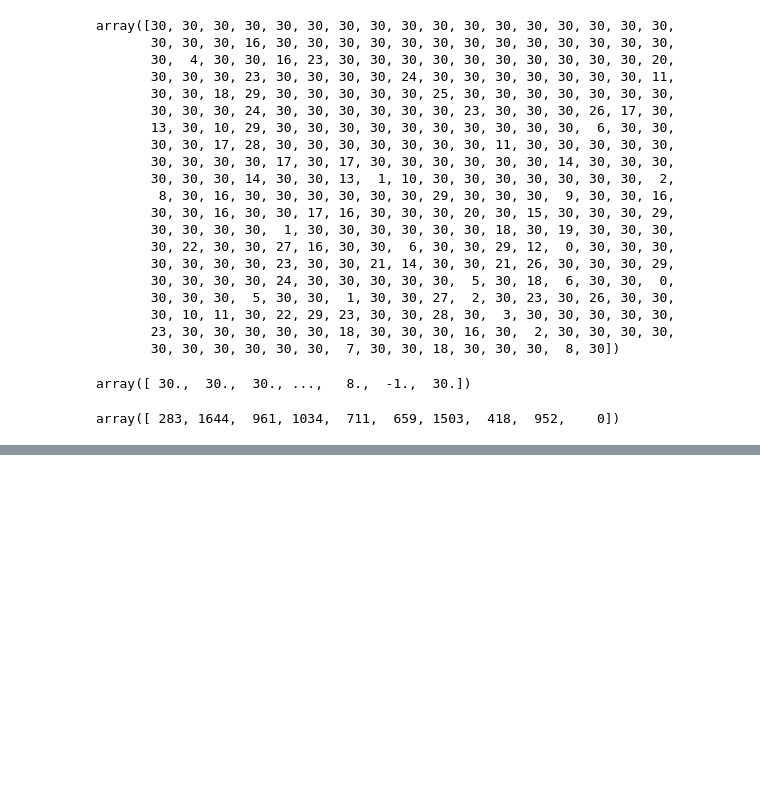
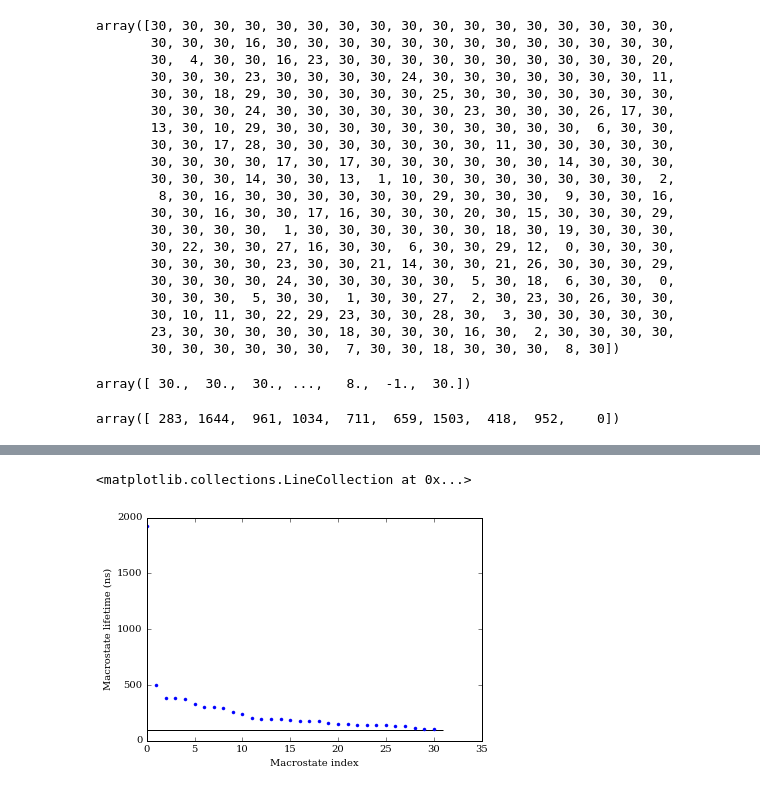
Before and after one commit to maxentile/MSMs, a Jupyter notebook: results/Analyze dtrajs.ipynb, the cells around one changed output, grey strips where cells are left out. Saved outputs shown, nothing was run; the diff lists cells and outputs as text; code cells hidden in the pictures; blank space fills up the shorter version.

```diff
--- a/results/Analyze dtrajs.ipynb
+++ b/results/Analyze dtrajs.ipynb
@@ -337,3 +434,41 @@ array([ 283, 1644,  961, 1034,  711,  659, 1503,  418,  952,    0])
 # %%
 np.save('exemplar_inds_abl.npy',exemplar_inds_abl)
 np.save('exemplar_inds_src.npy',exemplar_inds_src)
+# %%
+def cg_T(microstate_T,microstate_pi, cg_map):
+    ''' Coarse-grain a microstate transition matrix by applying cg_map
+    Parameters
+    ----------
+    microstate_T : (N,N), array-like, square
+       microstate transition matrix
+    microstate_pi : (N,), array-like
+       microstate stationary distribution
+    cg_map : array-like
+     assigns each microstate i to a macrostate cg_map[i]
+    Returns
+    -------
+    T : numpy.ndarray, square
+    '''
+
+    n_macrostates = np.max(cg_map)+1
+    n_microstates = len(microstate_T)
+
+    # compute macrostate stationary distribution
+    macrostate_pi = np.zeros(n_macrostates)
+    for i in range(n_microstates):
+        macrostate_pi[cg_map[i]] += microstate_pi[i]
+    macrostate_pi /= np.sum(macrostate_pi)
+
+    # accumulate macrostate transition matrix
+    T = np.zeros((n_macrostates,n_macrostates))
+    for i in range(n_microstates):
+        for j in range(n_microstates):
+            T[cg_map[i],cg_map[j]] += microstate_pi[i] * microstate_T[i,j]
+
+    # normalize
+    for a in range(n_macrostates):
+        T[a] /= macrostate_pi[a]
+
+    return T
+# %%
+T = cg_T(mb_msm_abl.transmat_,mb_msm_abl.populations_,pcca_abl.microstate_mapping_)
@@ -339,0 +494,9 @@ np.save('exemplar_inds_src.npy',exemplar_inds_src)
+# %%
+lifetimes = 10/(1-np.diag(T))
+plt.plot(np.array(sorted(lifetimes)[::-1]),'.')
+plt.xlabel('Macrostate index')
+plt.ylabel("Macrostate lifetime (ns)")
+plt.hlines(100,0,len(T))
+# %% [output]
+<matplotlib.collections.LineCollection at 0x...>
+[figure, added]
```
Also changed, not shown: parts of 37 cells of this notebook, 22 other files.
